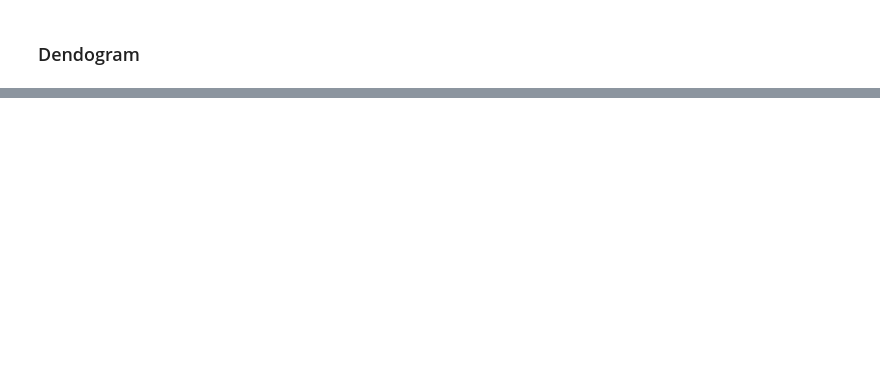
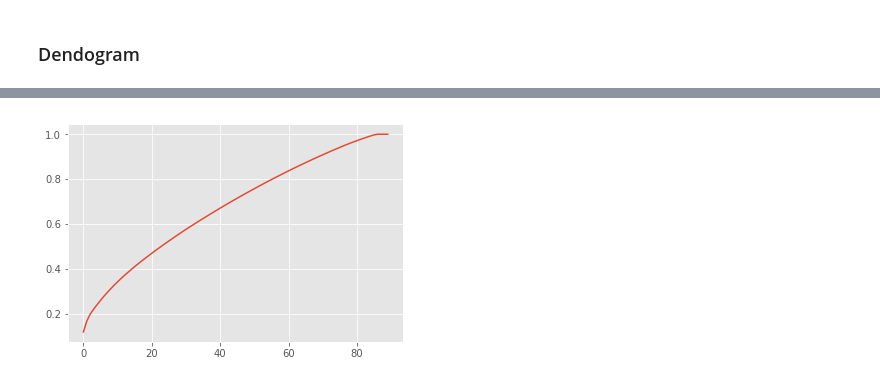
Before and after one commit to tomhostyn/VlMe2017, a Jupyter notebook: Initial exploration.ipynb, the cells around one changed output, grey strips where cells are left out. Cells and saved outputs as stored; diff of their text form; code cells hidden in the pictures; blank space fills up the shorter version.

```diff
--- a/Initial exploration.ipynb
+++ b/Initial exploration.ipynb
@@ -915,0 +935,10 @@ plt.show()
+# %%
+from sklearn.decomposition import PCA
+from sklearn.preprocessing import scale
+
+#scale our dataset
+scaled_cdf = scale(cdf)
+pca = PCA()
+pca.fit(scaled_cdf)
+
+#cdf_pca=pca.transform(cdf)
@@ -915,0 +948,4 @@ plt.show()
+# %%
+#look at cutoff point
+variance_ratio = pca.explained_variance_ratio_.cumsum()
+variance_ratio
@@ -915,0 +971,5 @@ plt.show()
+# %%
+plt.plot(variance_ratio)
+plt.show()
+# %% [output]
+[figure, added]
```
Also changed, not shown: parts of 26 cells of this notebook.
